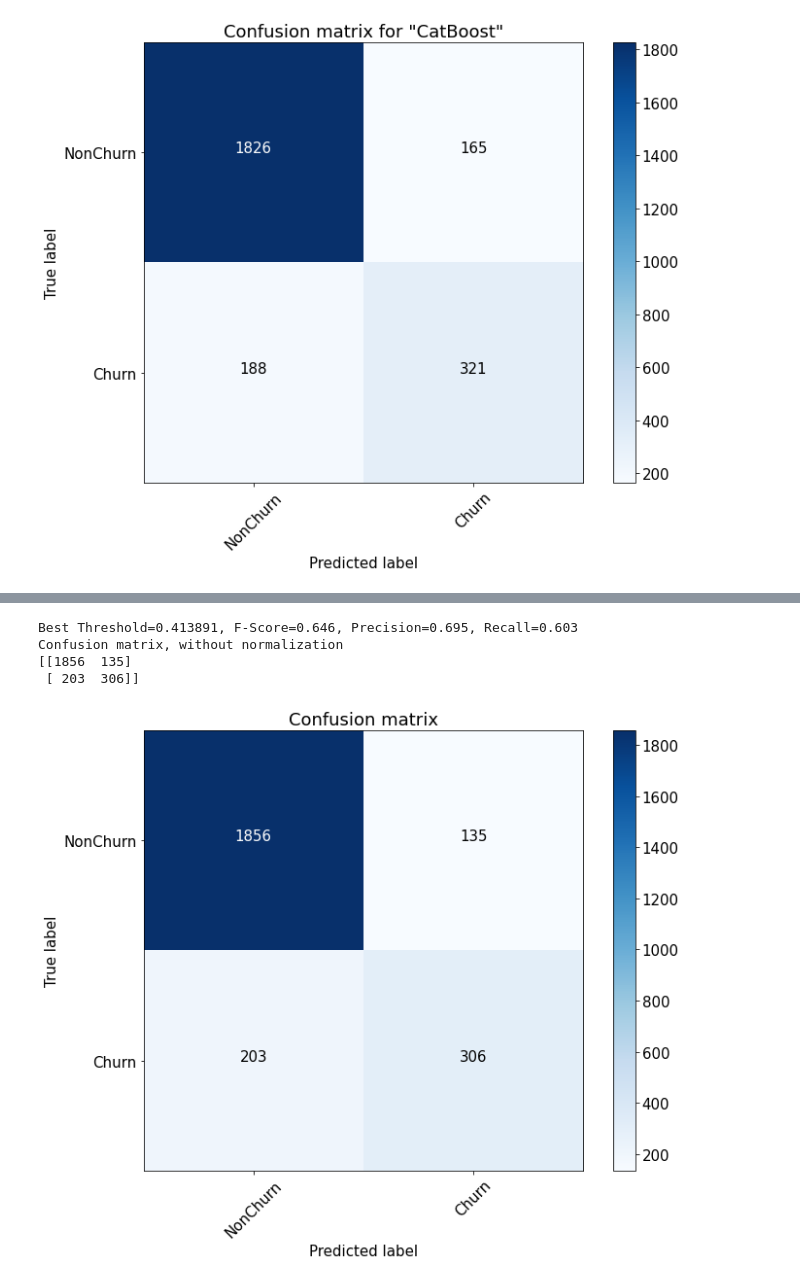
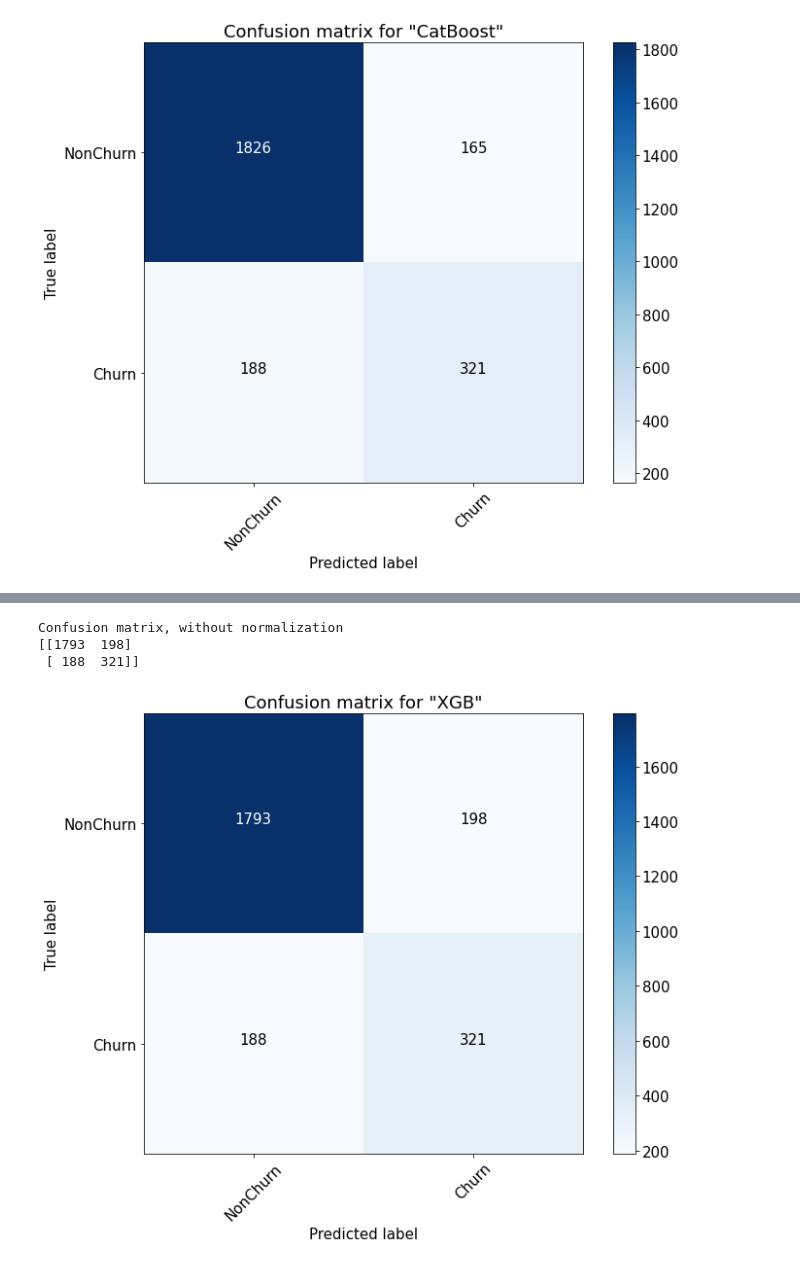
Before and after one commit to Sharovatov-N/ML_Business, a Jupyter notebook: ПЗ 5.ipynb, the cells around one changed output, grey strips where cells are left out. Saved outputs shown, nothing was run; the diff lists cells and outputs as text; code cells hidden in the pictures.

```diff
--- a/ПЗ 5.ipynb
+++ b/ПЗ 5.ipynb
@@ -175,5 +161,5 @@ feature_processing = Pipeline([('feats', feats)])
 # %%
-pipeline = Pipeline([
+pipeline_xgb = Pipeline([
     ('features',feats),
-    ('classifier', RandomForestClassifier(random_state = 42)),
+    ('classifier', xgb.XGBClassifier(random_state=42)),
 ])
@@ -258,0 +229,2 @@ array([0.37, 0.26, 0.17, 0.02, 0.02, 0.67, 0.04, 0.12, 0.15, 0.75])
+# %%
+pipeline_xgb.fit(X_train, y_train)
@@ -271,3 +258,5 @@ array([0.45775552, 0.23863765, 0.11582458, 0.04890263, 0.02391485,
+# %%
+preds_xgb = pipeline_xgb.predict_proba(X_test)[:, 1]
 # %% [markdown]
 Также нам нужно от вероятностей перейти к меткам классов. Для этого нужно подобрать порог, после которого мы считаем, что объект можно отнести к классу 1 (если вероятность больше порога - размечаем объект как класс 1, если нет - класс 0)
 # %%
@@ -320,0 +301,10 @@ CatBoost:
+# %%
+precision_xgb, recall_xgb, thresholds_xgb = precision_recall_curve(y_test, preds_xgb)
+
+fscore_xgb = (2 * precision_xgb * recall_xgb) / (precision_xgb + recall_xgb)
+# locate the index of the largest f score
+ix_xgb = np.argmax(fscore_xgb)
+print('XGB:\n Best Threshold=%f, F-Score=%.3f, Precision=%.3f, Recall=%.3f' % (thresholds_xgb[ix_xgb],
+                                                                        fscore_xgb[ix_xgb],
+                                                                        precision_xgb[ix_xgb],
+                                                                        recall_xgb[ix_xgb]))
@@ -491,28 +397,16 @@ Pipeline(steps=[('features',
 # %%
-preds = pipeline.predict_proba(X_test)[:, 1]
-precision, recall, thresholds = precision_recall_curve(y_test, preds)
-fscore = (2 * precision * recall) / (precision + recall)
-# locate the index of the largest f score
-ix = np.argmax(fscore)
-print('Best Threshold=%f, F-Score=%.3f, Precision=%.3f, Recall=%.3f' % (thresholds[ix],
-                                                                        fscore[ix],
-                                                                        precision[ix],
-                                                                        recall[ix]))
-
-#мы уже нашли ранее "оптимальный" порог, когда максимизировали f_score
 font = {'size' : 15}
 
 plt.rc('font', **font)
 
-cnf_matrix = confusion_matrix(y_test, preds>thresholds[ix])
+cnf_matrix = confusion_matrix(y_test, preds_xgb>thresholds_xgb[ix_xgb])
 plt.figure(figsize=(10, 8))
 plot_confusion_matrix(cnf_matrix, classes=['NonChurn', 'Churn'],
-                      title='Confusion matrix')
+                      title='Confusion matrix for "XGB"')
 plt.savefig("conf_matrix.png")
 plt.show()
 # %% [output]
-Best Threshold=0.413891, F-Score=0.646, Precision=0.695, Recall=0.603
 Confusion matrix, without normalization
-[[1856  135]
- [ 203  306]]
+[[1793  198]
+ [ 188  321]]
-[figure, old version]
+[figure, new version]
```
Also changed, not shown: parts of 48 cells of this notebook.
